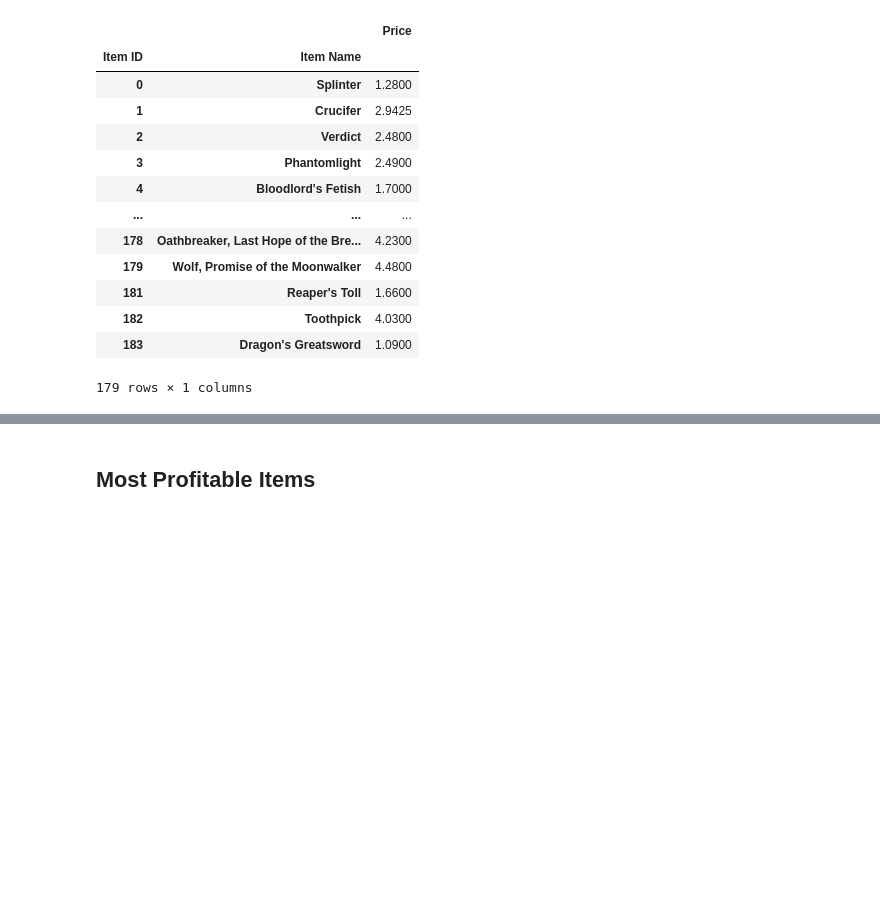
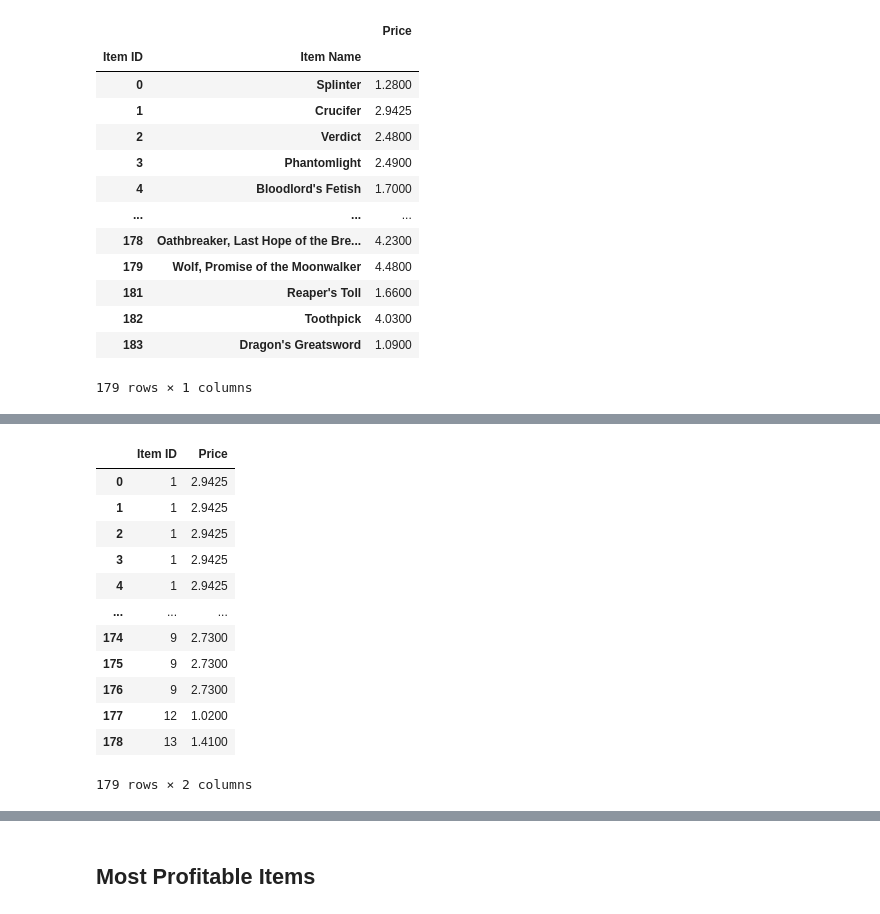
Before and after one commit to tracygoznikar/Pandas_Challenge, a Jupyter notebook: HerosOfPymoli/HeroesOfPymoli_starter.ipynb, the cells around one changed output, grey strips where cells are left out. Drawn from its saved outputs; the diff is of its cells as text; code cells hidden in the pictures; blank space fills up the shorter version.

Commit message:
tries to fix item count

```diff
--- a/HerosOfPymoli/HeroesOfPymoli_starter.ipynb
+++ b/HerosOfPymoli/HeroesOfPymoli_starter.ipynb
@@ -248,9 +248,9 @@ age_groups
 
 * Display a preview of the summary data frame
 # %%
-unique_items = purchase_data_df.groupby(['Item ID', "Item Name"])[['Price']].mean()
+unique_items_df = purchase_data_df.groupby(['Item ID', "Item Name"])[['Price']].mean()
 
-unique_items
+unique_items_df
 # %% [output]
 |  |  | Price |
 | Item ID | Item Name |  |
@@ -266,3 +266,12 @@ unique_items
 | 182 | Toothpick | 4.0300 |
 | 183 | Dragon's Greatsword | 1.0900 |
 179 rows × 1 columns
+# %%
+#create series to identify purchase count
+item_count = purchase_data_df['Item ID'].value_counts()
+
+#make series into data frame
+item_count_df = pd.DataFrame(item_count)
+
+#print
+item_count_df.head()
@@ -268,0 +285,18 @@ unique_items
+# %%
+#merge the two data frames
+popular_items_df = pd.merge(unique_items_df, item_count_df, on="Item ID")
+popular_items_df
+# %% [output]
+|  | Item ID | Price |
+| 0 | 1 | 2.9425 |
+| 1 | 1 | 2.9425 |
+| 2 | 1 | 2.9425 |
+| 3 | 1 | 2.9425 |
+| 4 | 1 | 2.9425 |
+| ... | ... | ... |
+| 174 | 9 | 2.7300 |
+| 175 | 9 | 2.7300 |
+| 176 | 9 | 2.7300 |
+| 177 | 12 | 1.0200 |
+| 178 | 13 | 1.4100 |
+179 rows × 2 columns
```
Also changed, not shown: parts of 2 cells of this notebook.
